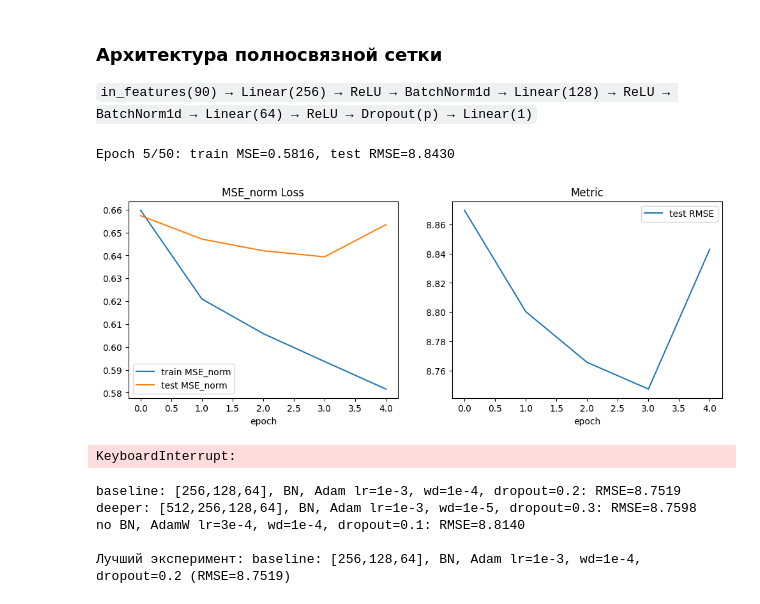
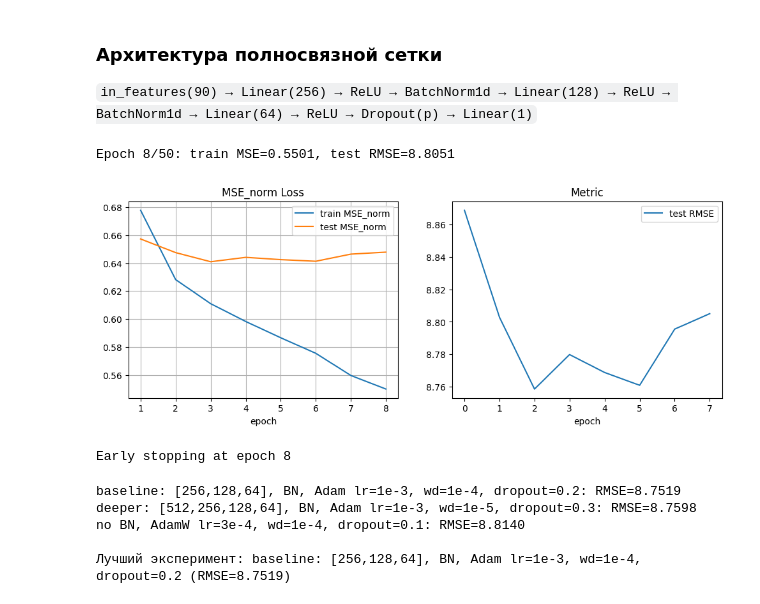
Before and after one commit to denic-t/iad-deep-learning-homework, a Jupyter notebook: hw1/homework_01.ipynb, the cells around one changed output. Drawn from its saved outputs; the diff is of its cells as text; code cells hidden in the pictures.

```diff
--- a/hw1/homework_01.ipynb
+++ b/hw1/homework_01.ipynb
@@ -295,14 +298,14 @@ class RegressorNet(torch.nn.Module):
         self.relu = torch.nn.ReLU()
 
         self.block_1 = torch.nn.Sequential(
-            torch.nn.Linear(in_features, out_features=256),
+            torch.nn.Linear(in_features, out_features=256, bias=False),
             torch.nn.BatchNorm1d(256),
             self.relu,
         )
 
 
         self.block_2 = torch.nn.Sequential(
-            torch.nn.Linear(256, 128),
+            torch.nn.Linear(256, 128, bias=False),
             torch.nn.BatchNorm1d(128),
             self.relu,
         )
@@ -333,8 +336,8 @@ model = RegressorNet(in_features=X_train_tensor.shape[1], dropout=0.05).to(devic
 optimizer = torch.optim.AdamW(model.parameters(), lr=3e-4, weight_decay=1e-3)
 criterion = torch.nn.MSELoss()
 
-scheduler = torch.optim.lr_scheduler.StepLR(
-    optimizer, step_size=20, gamma=0.7
+scheduler = torch.optim.lr_scheduler.ReduceLROnPlateau(
+    optimizer, mode="min", factor=0.7, patience=2
 )
 # %%
 def train(model, optimizer, criterion, train_loader, test_loader):
@@ -391,36 +394,64 @@ assert test(model, criterion, test_loader).shape[0] == y_test.shape[0]
 # %%
 # ೭੧(❛〜❛✿)੭೨ Go forward!
 n_epochs = 50
 train_losses, test_losses, test_rmses = [], [], []
+best_rmse = float("inf")
+best_model_state = None # сохранение весов лучшей модели
+early_stopping = 5
+early_stopping_counter = 0
 for epoch in range(n_epochs):
+    # Обучение модели
     train_loss = train(model, optimizer, criterion, train_loader,test_loader)
     train_losses.append(train_loss)
 
+    # Предсказания и считывание лосса с метрикой
     predicts = test(model, criterion, test_loader)
     test_loss = criterion(predicts.view(-1, 1), y_test_tensor).item()
     # умножаем RMSE на std_train, потому что RMSE считается в нормированных единицах
     # Перед обучением предварительно нормализовали целевую переменную
     test_rmse = (test_loss ** 0.5) * std_train
-    scheduler.step()
+    scheduler.step(test_rmse)
 
     test_losses.append(test_loss)
     test_rmses.append(test_rmse)
+    if test_rmse < best_rmse:
+        best_rmse = test_rmse
+        best_model_state = model.state_dict()
+        early_stopping_counter = 0
+    else:
+        early_stopping_counter += 1
+
+    # Динамическая отрисовка графика
     clear_output(wait=False)
     print(f"Epoch {epoch+1}/{n_epochs}: train MSE={train_loss:.4f}, test RMSE={test_rmse:.4f}")
     plt.figure(figsize=(12, 4))
     plt.subplot(1, 2, 1)
-    plt.plot(train_losses, label="train MSE_norm")
-    plt.plot(test_losses, label="test MSE_norm")
-    plt.xlabel("epoch"); plt.legend(); plt.title("MSE_norm Loss")
+    current_epochs = range(1, len(train_losses) + 1)
+    plt.plot(current_epochs, train_losses, label="train MSE_norm")
+    plt.plot(current_epochs, test_losses, label="test MSE_norm")
+    plt.xlabel("epoch")
+    plt.legend()
+    plt.title("MSE_norm Loss")
+    plt.grid(True)
+
 
     plt.subplot(1, 2, 2)
     plt.plot(test_rmses, label="test RMSE")
     plt.xlabel("epoch"); plt.legend(); plt.title("Metric")
     plt.show()
+
+
+    if early_stopping_counter >= early_stopping:
+        print(f"Early stopping at epoch {epoch+1}")
+        break
+
+    if best_model_state is not None:
+        model.load_state_dict(best_model_state)
+        print(f"best model  test RMSE = {best_rmse:.4f}")
 # %% [output]
-Epoch 5/50: train MSE=0.5816, test RMSE=8.8430
+Epoch 8/50: train MSE=0.5501, test RMSE=8.8051
-[figure, old version]
+[figure, new version]
-KeyboardInterrupt:
+Early stopping at epoch 8
 # %%
 set_random_seed(42)
 model = build_model(hidden_sizes=[256, 128, 64], dropout=0.2, use_batchnorm=True)
```
Also changed, not shown: parts of 1 cell of this notebook.
